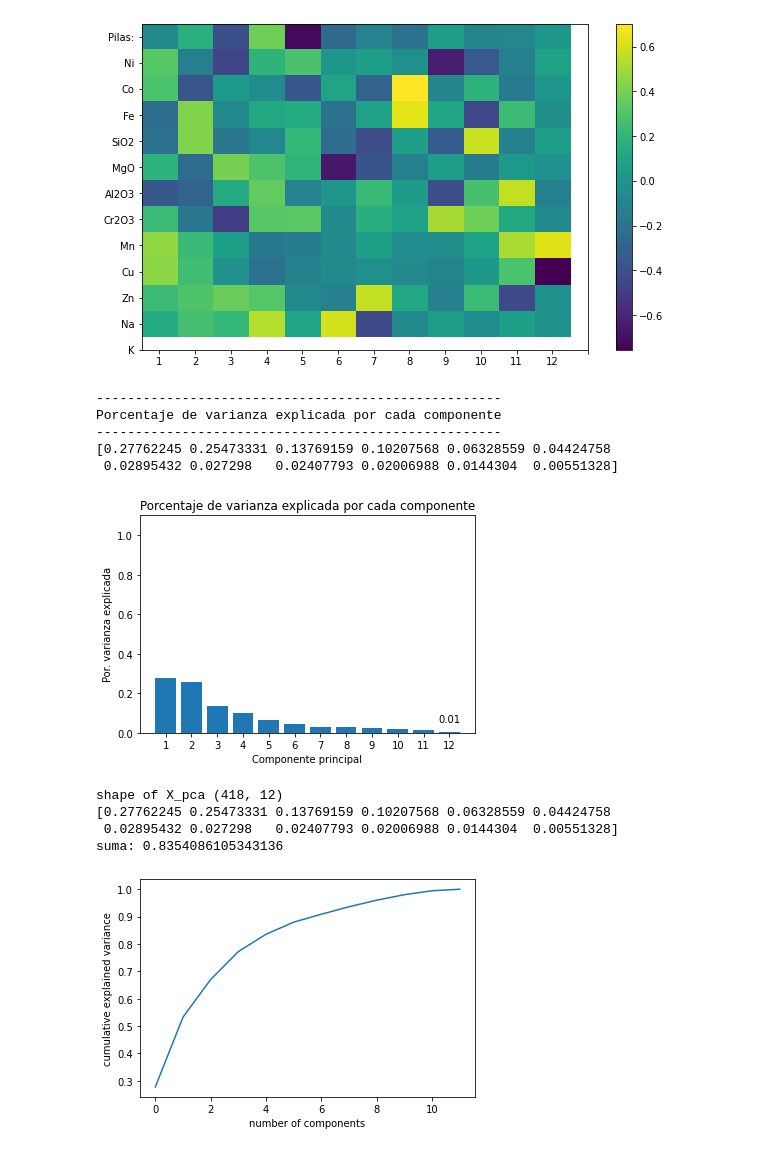
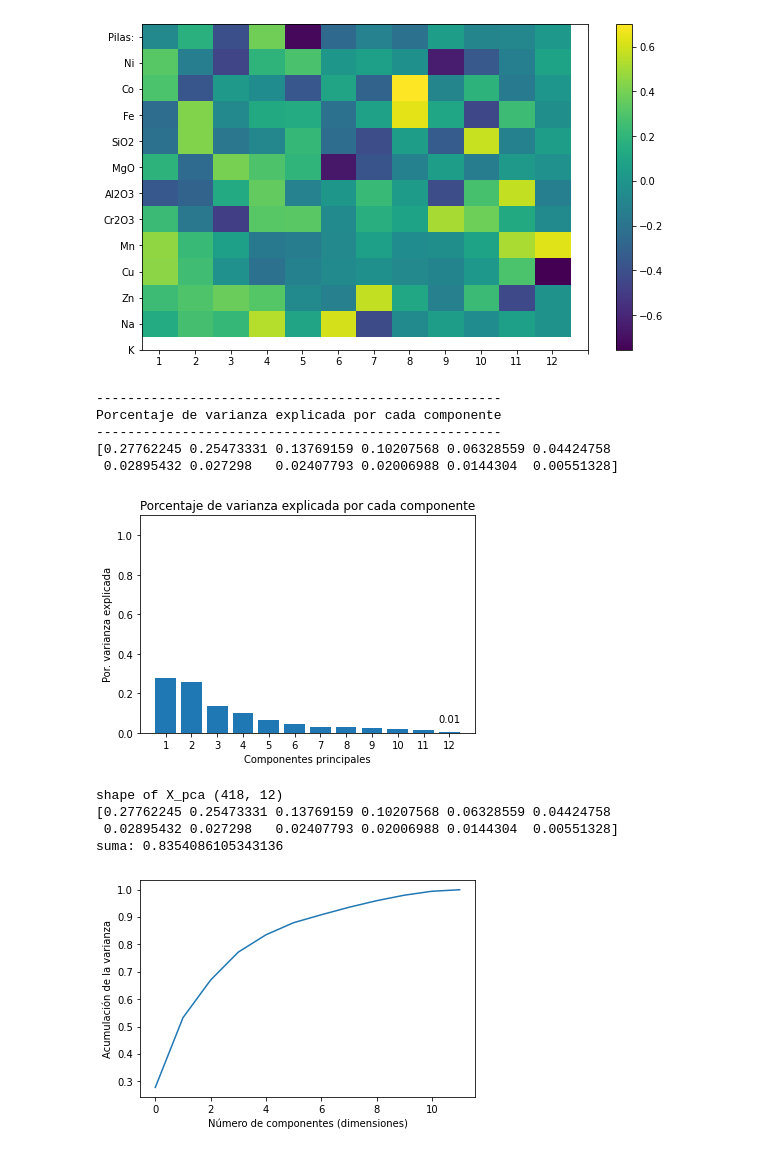
Before and after one commit to roxyconstantine-dev/Proyecto-Final-de-An-lisis-Datos, a Jupyter notebook: untitled1.ipynb, the cells around one changed output. Saved outputs shown, nothing was run; the diff lists cells and outputs as text; code cells hidden in the pictures.

```diff
--- a/untitled1.ipynb
+++ b/untitled1.ipynb
@@ -272,7 +272,7 @@ ha='center'
 ax.set_xticks(np.arange(modelo_pca.n_components_) + 1)
 ax.set_ylim(0, 1.1)
 ax.set_title('Porcentaje de varianza explicada por cada componente')
-ax.set_xlabel('Componente principal')
+ax.set_xlabel('Componentes principales')
 ax.set_ylabel('Por. varianza explicada');
 # %% [output]
 ----------------------------------------------------
@@ -280,7 +280,7 @@ Porcentaje de varianza explicada por cada componente
 ----------------------------------------------------
 [0.27762245 0.25473331 0.13769159 0.10207568 0.06328559 0.04424758
  0.02895432 0.027298   0.02407793 0.02006988 0.0144304  0.00551328]
-[figure, old version]
+[figure, new version]
 # %%
 df=dato4
 scaler=StandardScaler()
@@ -305,8 +305,8 @@ suma: 0.8354086105343136
 # %%
 #graficamos el acumulado de varianza explicada en las nuevas dimensiones
 plt.plot(np.cumsum(pca.explained_variance_ratio_))
-plt.xlabel('number of components')
-plt.ylabel('cumulative explained variance')
+plt.xlabel('Número de componentes (dimensiones)')
+plt.ylabel('Acumulación de la varianza')
 plt.show()
 # %% [output]
-[figure, old version]
+[figure, new version]
```
